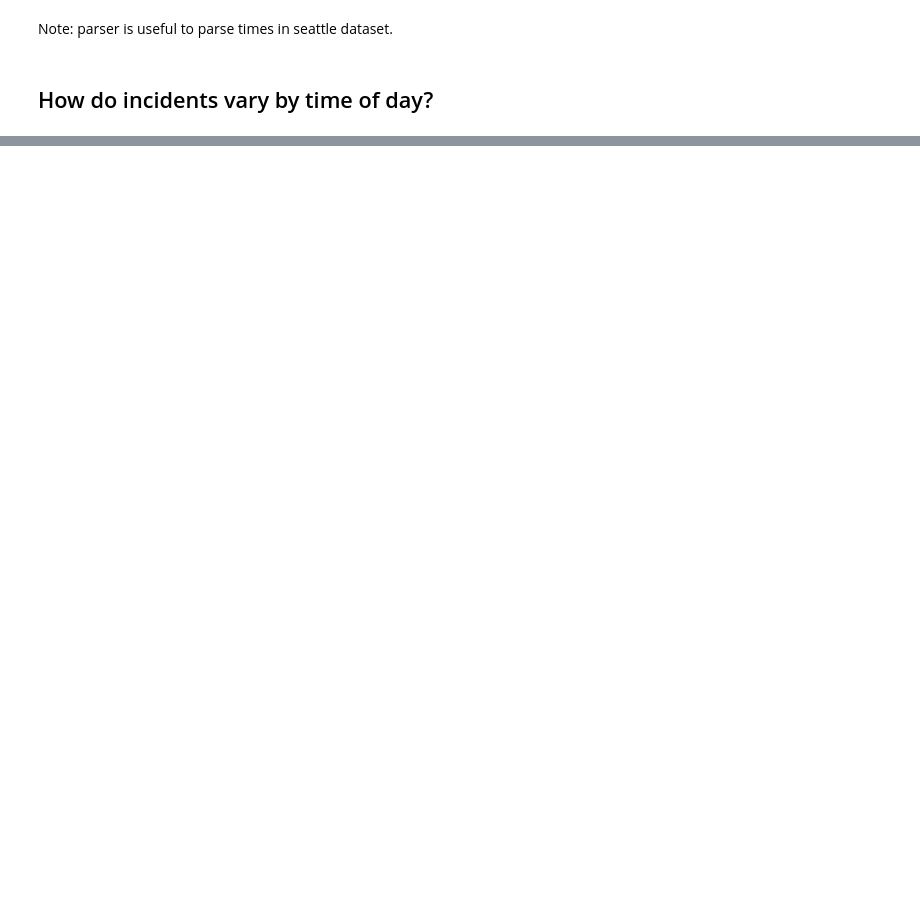
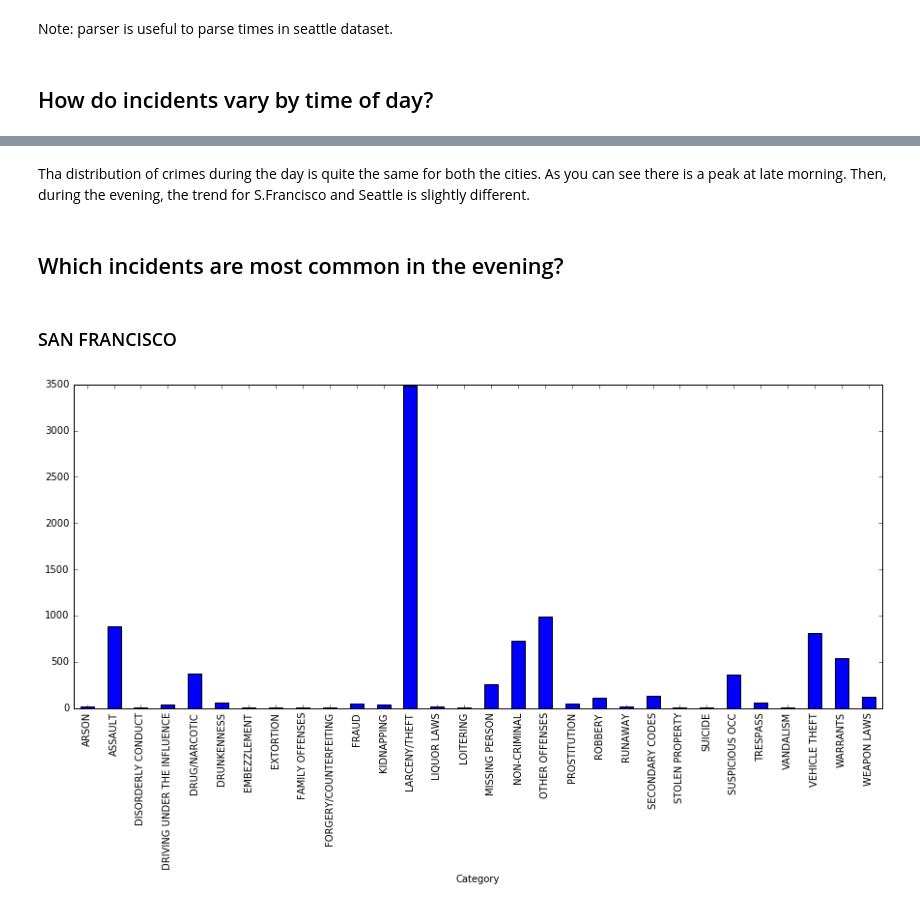
Before and after one commit to nicogiangregorio/datasci_dataviz, a Jupyter notebook: crime_analytics.ipynb, the cells around one changed output, grey strips where cells are left out. Saved outputs shown, nothing was run; the diff lists cells and outputs as text; code cells hidden in the pictures; blank space fills up the shorter version.

```diff
--- a/crime_analytics.ipynb
+++ b/crime_analytics.ipynb
@@ -29,0 +53,14 @@ NameError: name 'sf_df' is not defined
+# %% [markdown]
+Tha distribution of crimes during the day is quite the same for both the cities. As you can see there is a peak at late morning. Then, during the evening, the trend for S.Francisco and Seattle is slightly different.
+# %% [markdown]
+##  Which incidents are most common in the evening?
+# %% [markdown]
+### SAN FRANCISCO
+# %%
+mask = (sf_df.Time > '18:00' )
+df_masked = sf_df[mask]
+df_masked = df_masked.groupby('Category').size()
+df_masked.plot(kind='bar')
+plt.show()
+# %% [output]
+[figure, added]
```
Also changed, not shown: parts of 17 cells of this notebook.
